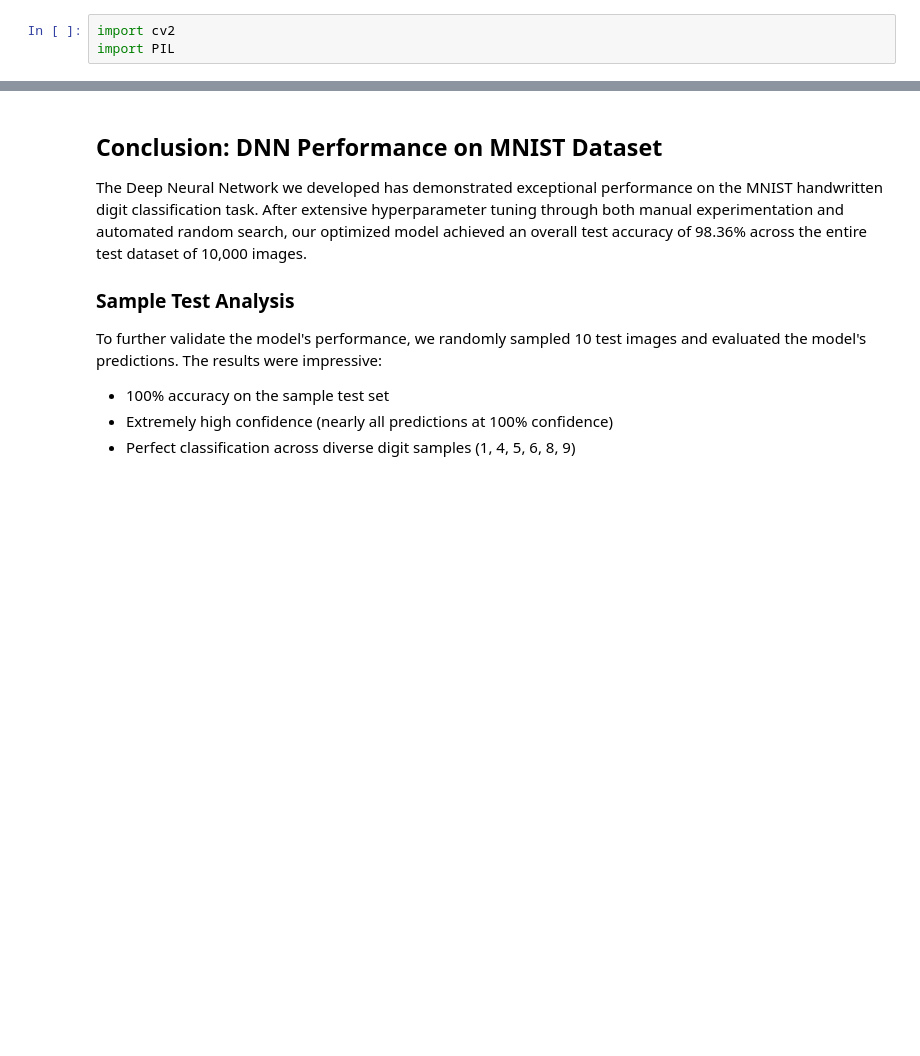
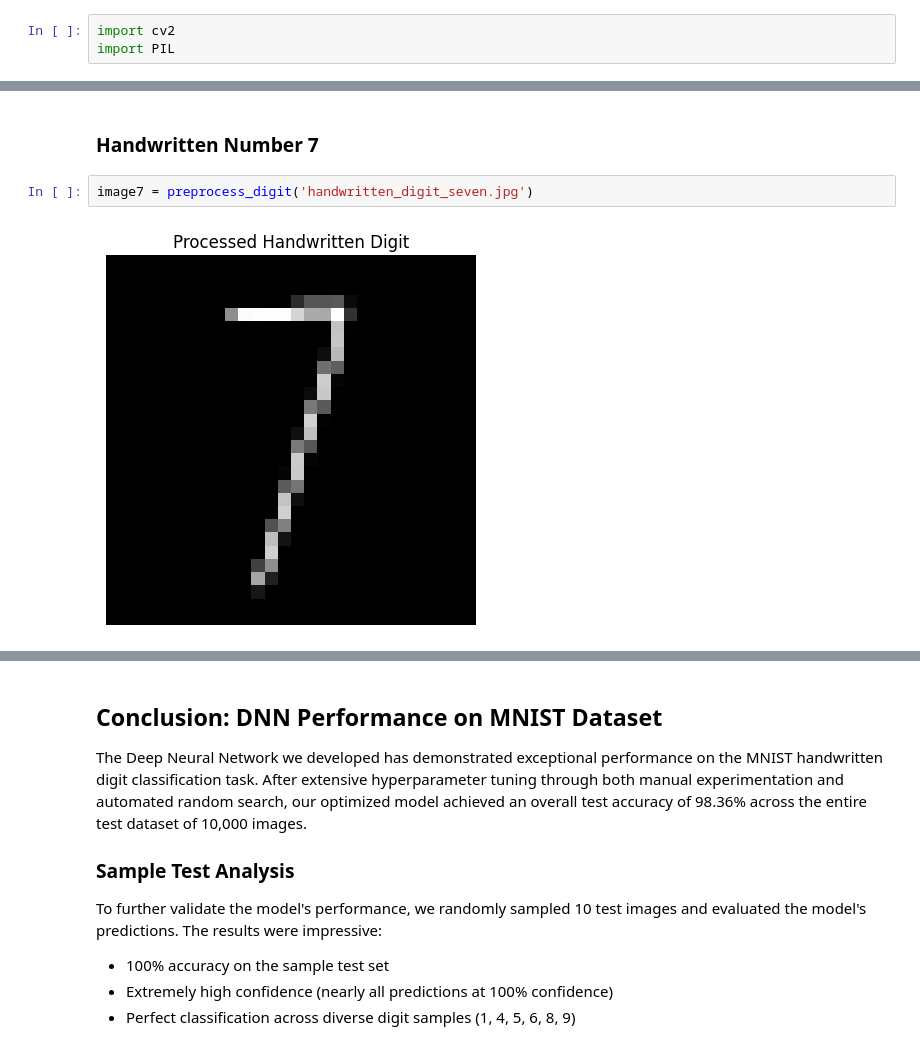
Before and after one commit to joseph-ishola/MNIST, a Jupyter notebook: script.ipynb, the cells around one changed output, grey strips where cells are left out. Cells and saved outputs as stored; diff of their text form; blank space fills up the shorter version.

```diff
--- a/script.ipynb
+++ b/script.ipynb
@@ -731,0 +804,6 @@ image = cv2.imread('handwritten_digit.jpg', cv2.IMREAD_GRAYSCALE)
+# %% [markdown]
+### Handwritten Number 7
+# %%
+image7 = preprocess_digit('handwritten_digit_seven.jpg')
+# %% [output]
+[figure, added]
```
Also changed, not shown: parts of 15 cells of this notebook.
